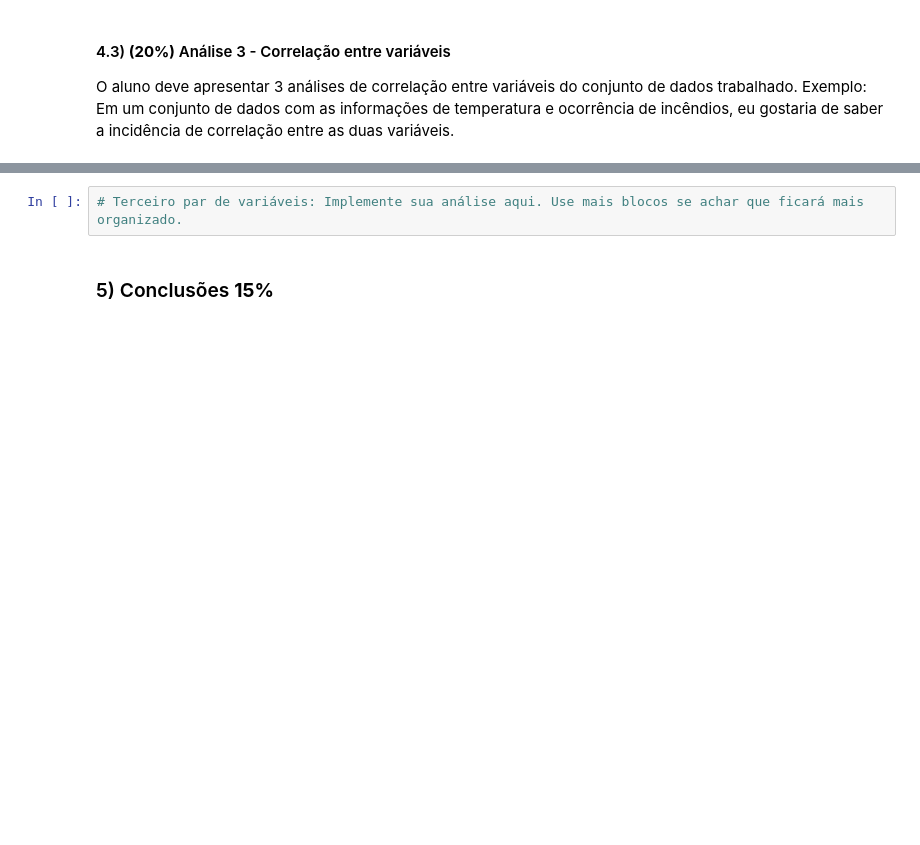
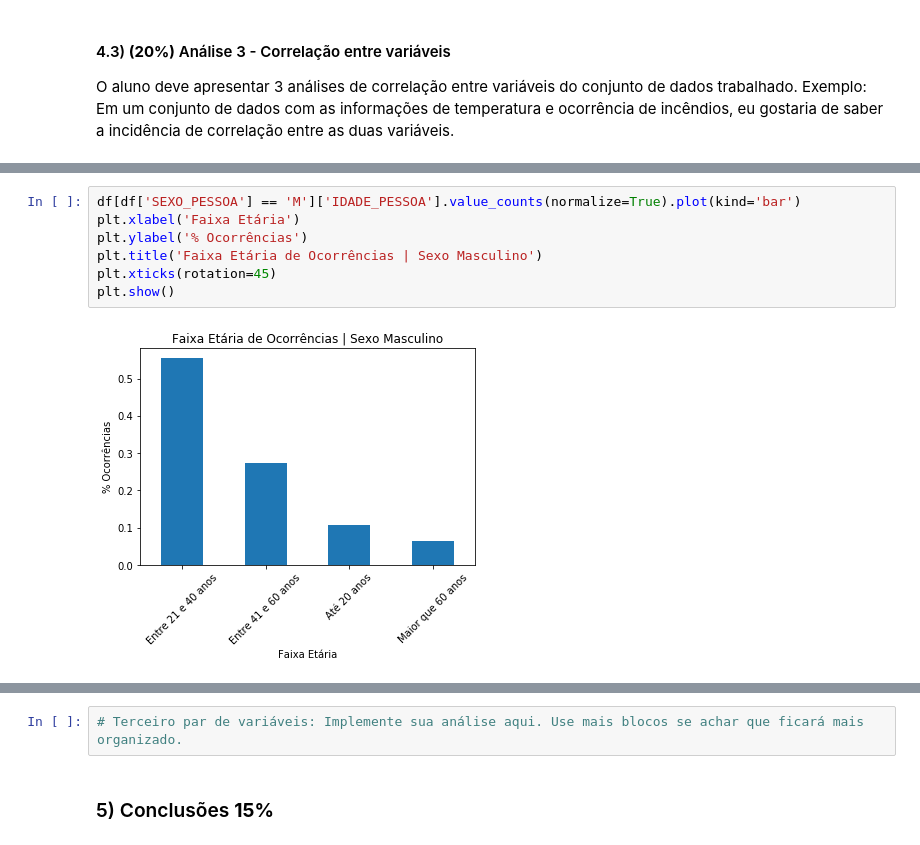
Before and after one commit to PedroHJSantos/aed_projeto_1, a Jupyter notebook: template.ipynb, the cells around one changed output, grey strips where cells are left out. Saved outputs shown, nothing was run; the diff lists cells and outputs as text; blank space fills up the shorter version.

```diff
--- a/template.ipynb
+++ b/template.ipynb
@@ -680,0 +699,9 @@ O aluno deve apresentar 3 análises de correlação entre variáveis do conjunto
+# %%
+df[df['SEXO_PESSOA'] == 'M']['IDADE_PESSOA'].value_counts(normalize=True).plot(kind='bar')
+plt.xlabel('Faixa Etária')
+plt.ylabel('% Ocorrências')
+plt.title('Faixa Etária de Ocorrências | Sexo Masculino')
+plt.xticks(rotation=45)
+plt.show()
+# %% [output]
+[figure, added]
```
Also changed, not shown: parts of 10 cells of this notebook.
